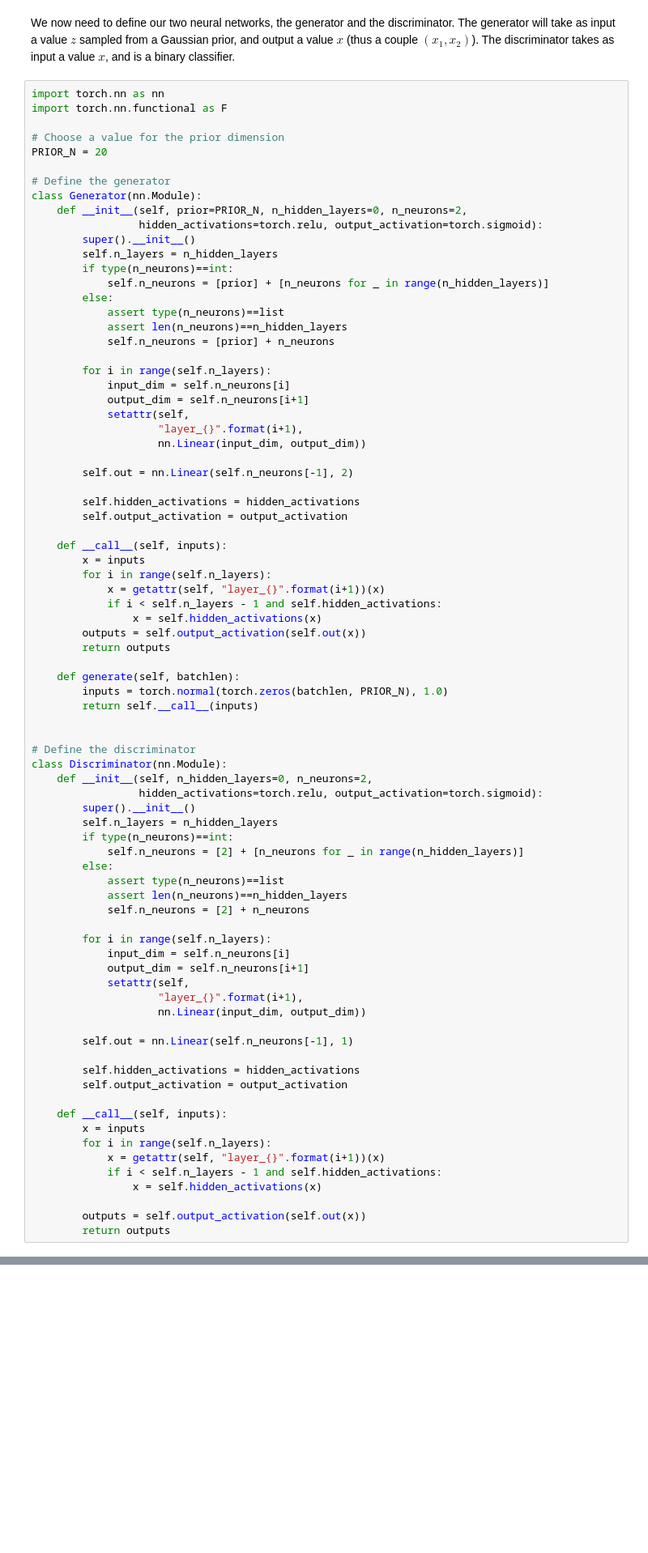
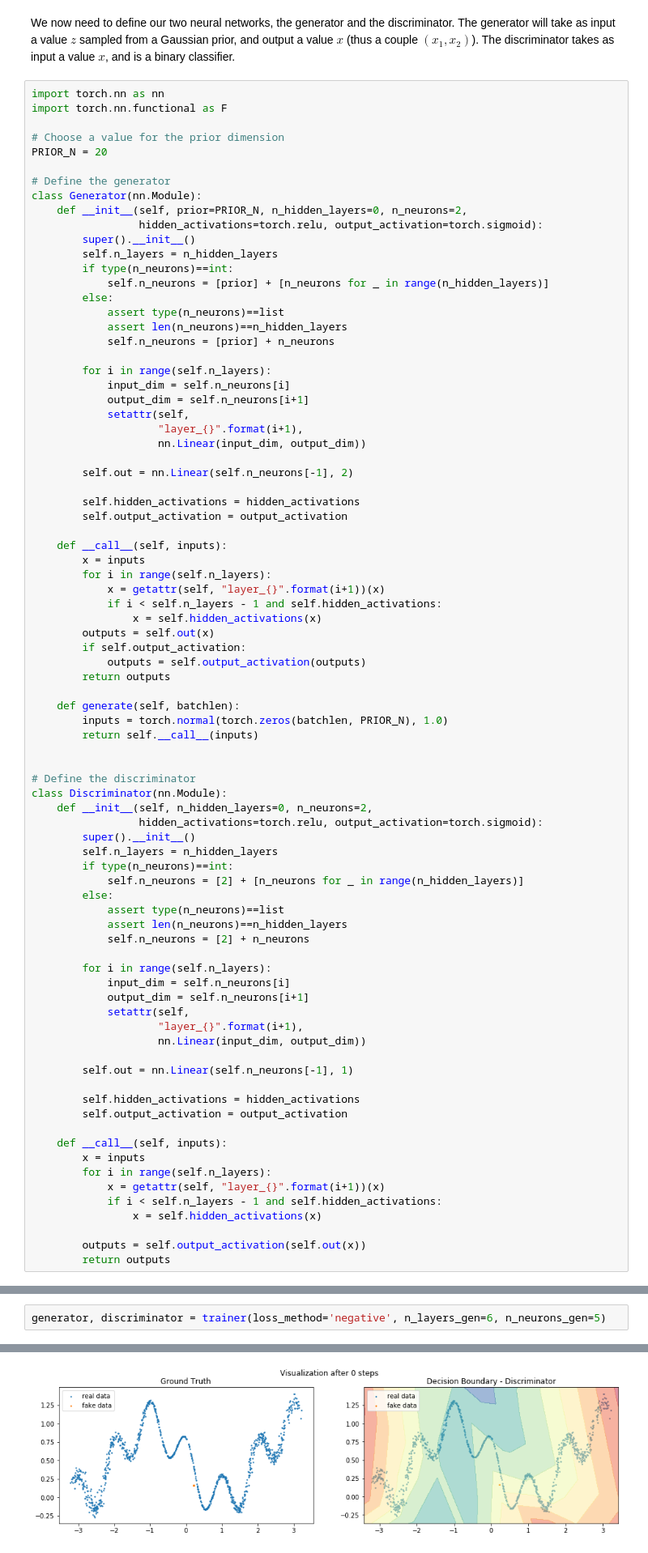
Before and after one commit to EmmanuelJhno/Advanced_Deep_Learning, a Jupyter notebook: Lab6/TP6_generative_models.ipynb, the cells around one changed output, grey strips where cells are left out. Shown at 81% size. Saved outputs shown, nothing was run; the diff lists cells and outputs as text; blank space fills up the shorter version.

Commit message:
Trying different activations.

```diff
--- a/Lab6/TP6_generative_models.ipynb
+++ b/Lab6/TP6_generative_models.ipynb
@@ -130,7 +130,9 @@ class Generator(nn.Module):
             x = getattr(self, "layer_{}".format(i+1))(x)
             if i < self.n_layers - 1 and self.hidden_activations:
                 x = self.hidden_activations(x)
-        outputs = self.output_activation(self.out(x))
+        outputs = self.out(x)
+        if self.output_activation:
+            outputs = self.output_activation(outputs)
         return outputs
 
     def generate(self, batchlen):
@@ -331,0 +301,3 @@ AttributeError: 'float' object has no attribute 'backward'
+# %%
+generator, discriminator = trainer(loss_method='negative', n_layers_gen=6, n_neurons_gen=5)
+# %% [output]
@@ -331,0 +305 @@ AttributeError: 'float' object has no attribute 'backward'
+[figure, added]
```
Also changed, not shown: parts of 8 cells of this notebook.
